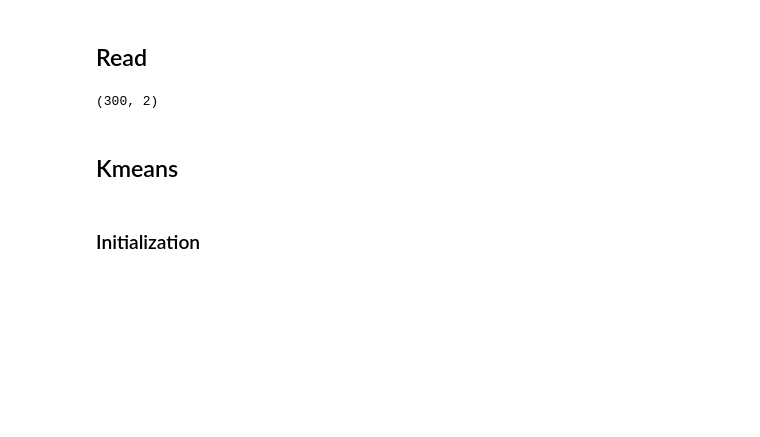
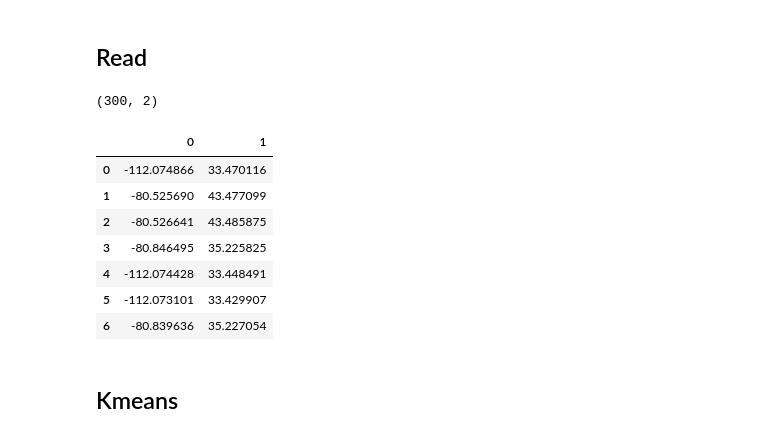
Before and after one commit to tonnykwon/Data-Mining, a Jupyter notebook: K-means/KMeans.ipynb, the cells around one changed output. Saved outputs shown, nothing was run; the diff lists cells and outputs as text; code cells hidden in the pictures; blank space fills up the shorter version.

```diff
--- a/K-means/KMeans.ipynb
+++ b/K-means/KMeans.ipynb
@@ -9,10 +9,20 @@ data = pd.read_table('places.txt', header=None, delimiter=',')
 data.shape
 # %% [output]
 (300, 2)
+# %%
+test = pd.read_table('test.txt', header=None, delimiter=',')
+test
+# %% [output]
+|  | 0 | 1 |
+| 0 | -112.074866 | 33.470116 |
+| 1 | -80.525690 | 43.477099 |
+| 2 | -80.526641 | 43.485875 |
+| 3 | -80.846495 | 35.225825 |
+| 4 | -112.074428 | 33.448491 |
+| 5 | -112.073101 | 33.429907 |
+| 6 | -80.839636 | 35.227054 |
 # %% [markdown]
 ## Kmeans
-# %% [markdown]
-### Initialization
 # %%
 def init(data, k):
     # set k points by sampling from data
```
Also changed, not shown: parts of 2 cells of this notebook, 1 other file.
